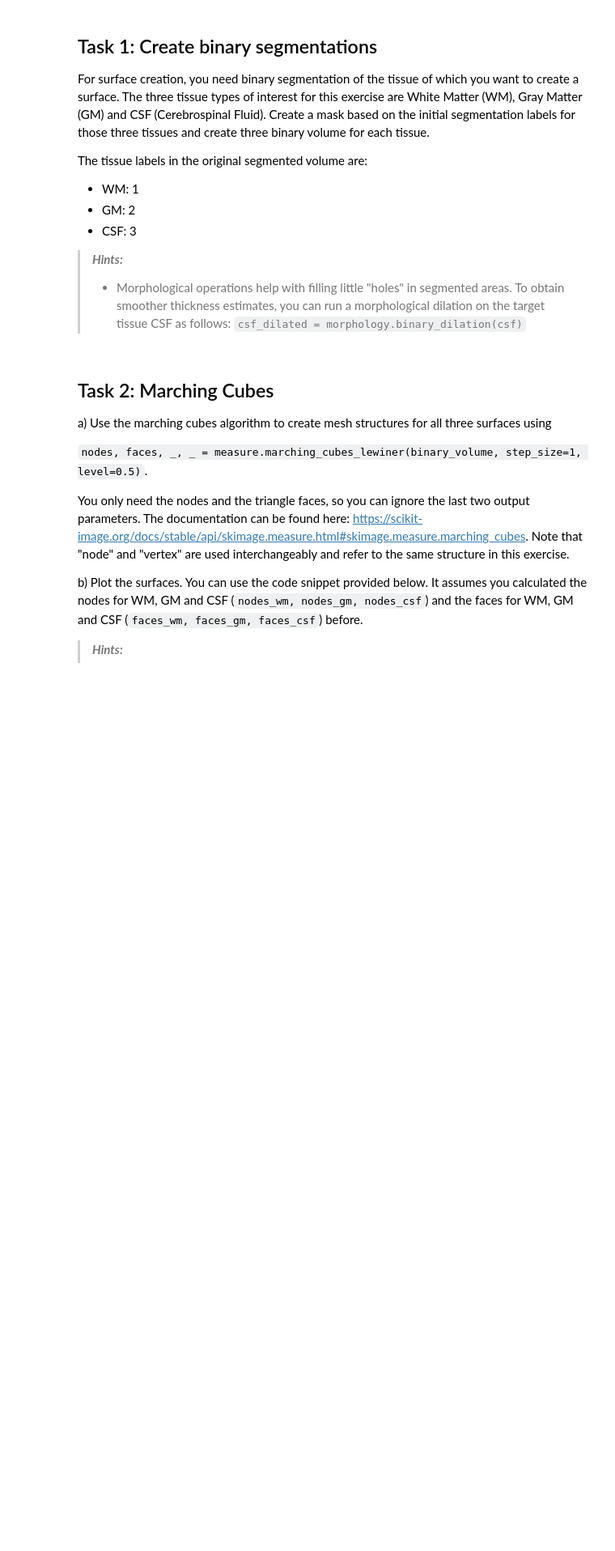
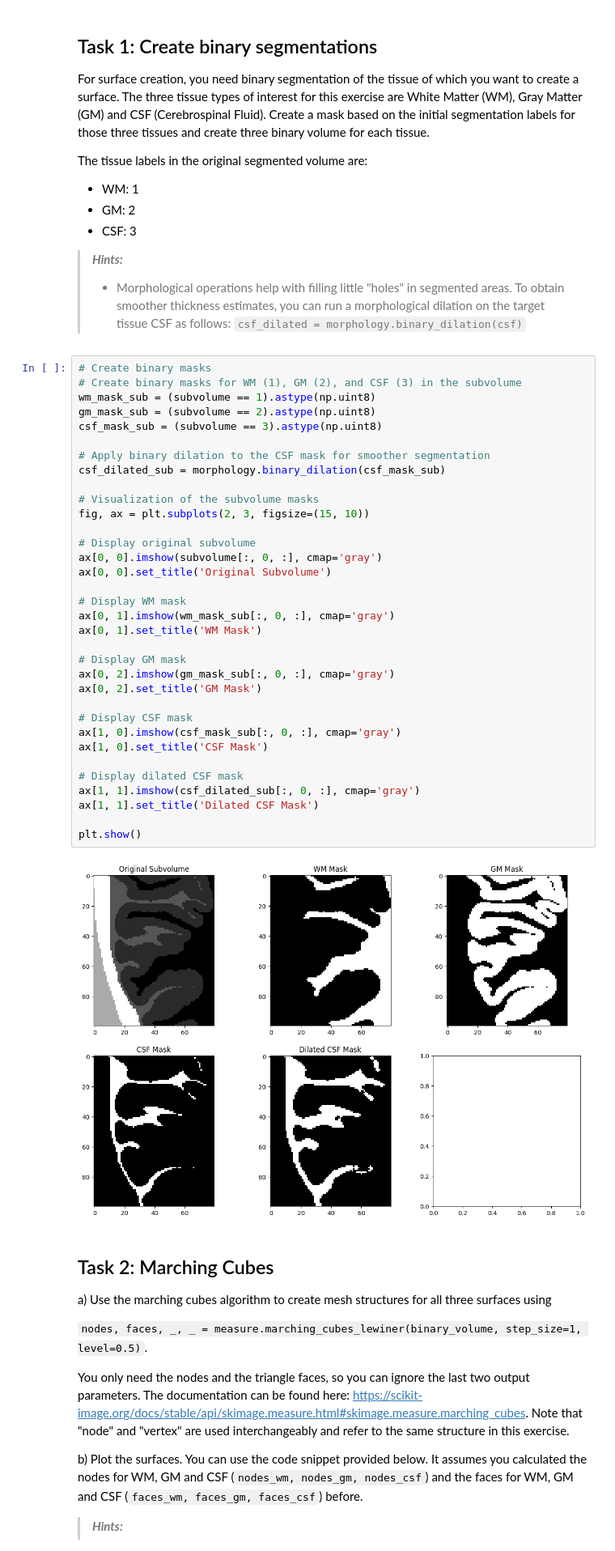
Before and after one commit to aliciags/medical-image-analysis-dtu, a Jupyter notebook: w5/Ex7_student1.ipynb, the cells around one changed output. Shown: that part at 81% size. Saved outputs shown, nothing was run; the diff lists cells and outputs as text; blank space fills up the shorter version.

````diff
--- a/w5/Ex7_student1.ipynb
+++ b/w5/Ex7_student1.ipynb
@@ -70,6 +70,42 @@ The tissue labels in the original segmented volume are:
 > ***Hints:***
 > - Morphological operations help with filling little "holes" in segmented areas. To obtain smoother thickness estimates, you can run a morphological dilation on the target tissue CSF as follows:
 >       ```csf_dilated = morphology.binary_dilation(csf)```
+# %%
+# Create binary masks
+# Create binary masks for WM (1), GM (2), and CSF (3) in the subvolume
+wm_mask_sub = (subvolume == 1).astype(np.uint8)
+gm_mask_sub = (subvolume == 2).astype(np.uint8)
+csf_mask_sub = (subvolume == 3).astype(np.uint8)
+
+# Apply binary dilation to the CSF mask for smoother segmentation
+csf_dilated_sub = morphology.binary_dilation(csf_mask_sub)
+
+# Visualization of the subvolume masks
+fig, ax = plt.subplots(2, 3, figsize=(15, 10))
+
+# Display original subvolume
+ax[0, 0].imshow(subvolume[:, 0, :], cmap='gray')
+ax[0, 0].set_title('Original Subvolume')
+
+# Display WM mask
+ax[0, 1].imshow(wm_mask_sub[:, 0, :], cmap='gray')
+ax[0, 1].set_title('WM Mask')
+
+# Display GM mask
+ax[0, 2].imshow(gm_mask_sub[:, 0, :], cmap='gray')
+ax[0, 2].set_title('GM Mask')
+
+# Display CSF mask
+ax[1, 0].imshow(csf_mask_sub[:, 0, :], cmap='gray')
+ax[1, 0].set_title('CSF Mask')
+
+# Display dilated CSF mask
+ax[1, 1].imshow(csf_dilated_sub[:, 0, :], cmap='gray')
+ax[1, 1].set_title('Dilated CSF Mask')
+
+plt.show()
+# %% [output]
+[figure, added]
 # %% [markdown]
 ## Task 2: Marching Cubes
 
````
Also changed, not shown: parts of 1 cell of this notebook.
